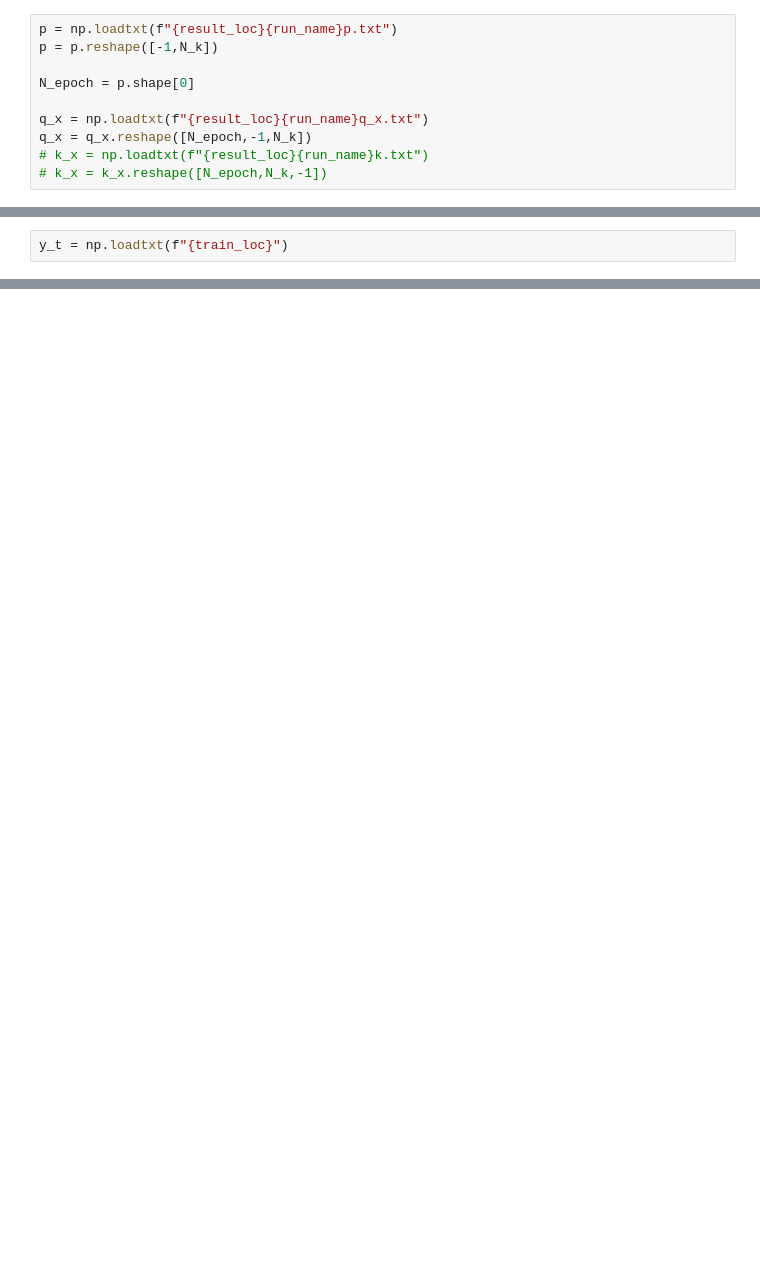
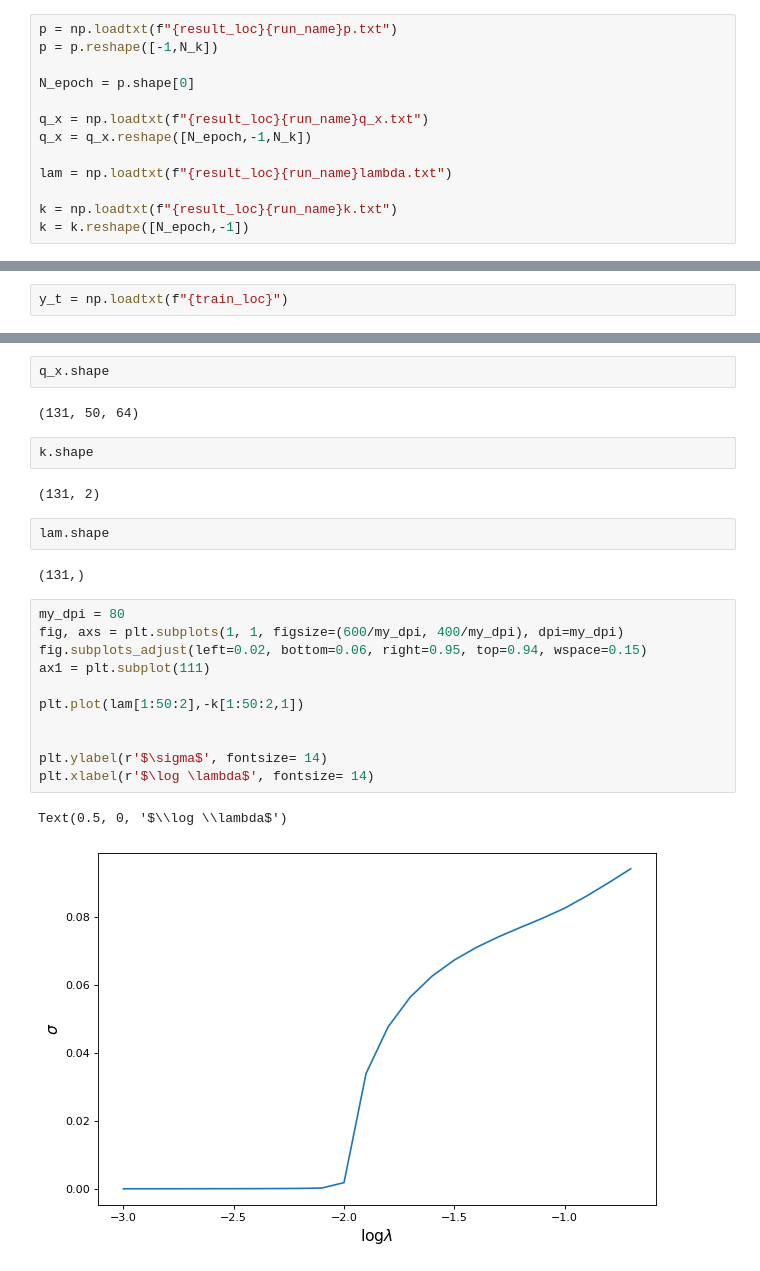
Before and after one commit to dbelivanis/Information-Theory-2, a Jupyter notebook: Multi_k/plot_results.ipynb, the cells around one changed output, grey strips where cells are left out. Drawn from its saved outputs; the diff is of its cells as text; blank space fills up the shorter version.

```diff
--- a/Multi_k/plot_results.ipynb
+++ b/Multi_k/plot_results.ipynb
@@ -26,5 +29,8 @@ N_epoch = p.shape[0]
 
 q_x = np.loadtxt(f"{result_loc}{run_name}q_x.txt")
 q_x = q_x.reshape([N_epoch,-1,N_k])
-# k_x = np.loadtxt(f"{result_loc}{run_name}k.txt")
-# k_x = k_x.reshape([N_epoch,N_k,-1])
+
+lam = np.loadtxt(f"{result_loc}{run_name}lambda.txt")
+
+k = np.loadtxt(f"{result_loc}{run_name}k.txt")
+k = k.reshape([N_epoch,-1])
@@ -67,0 +131,26 @@ array([1.00220589e-08, 1.00220589e-08, 1.00185589e-08, 1.00185589e-08,
+# %%
+q_x.shape
+# %% [output]
+(131, 50, 64)
+# %%
+k.shape
+# %% [output]
+(131, 2)
+# %%
+lam.shape
+# %% [output]
+(131,)
+# %%
+my_dpi = 80
+fig, axs = plt.subplots(1, 1, figsize=(600/my_dpi, 400/my_dpi), dpi=my_dpi)
+fig.subplots_adjust(left=0.02, bottom=0.06, right=0.95, top=0.94, wspace=0.15)
+ax1 = plt.subplot(111)
+
+plt.plot(lam[1:50:2],-k[1:50:2,1])
+
+
+plt.ylabel(r'$\sigma$', fontsize= 14)
+plt.xlabel(r'$\log \lambda$', fontsize= 14)
+# %% [output]
+Text(0.5, 0, '$\\log \\lambda$')
+[figure, added]
```
Also changed, not shown: parts of 12 cells of this notebook, 2 other files.
